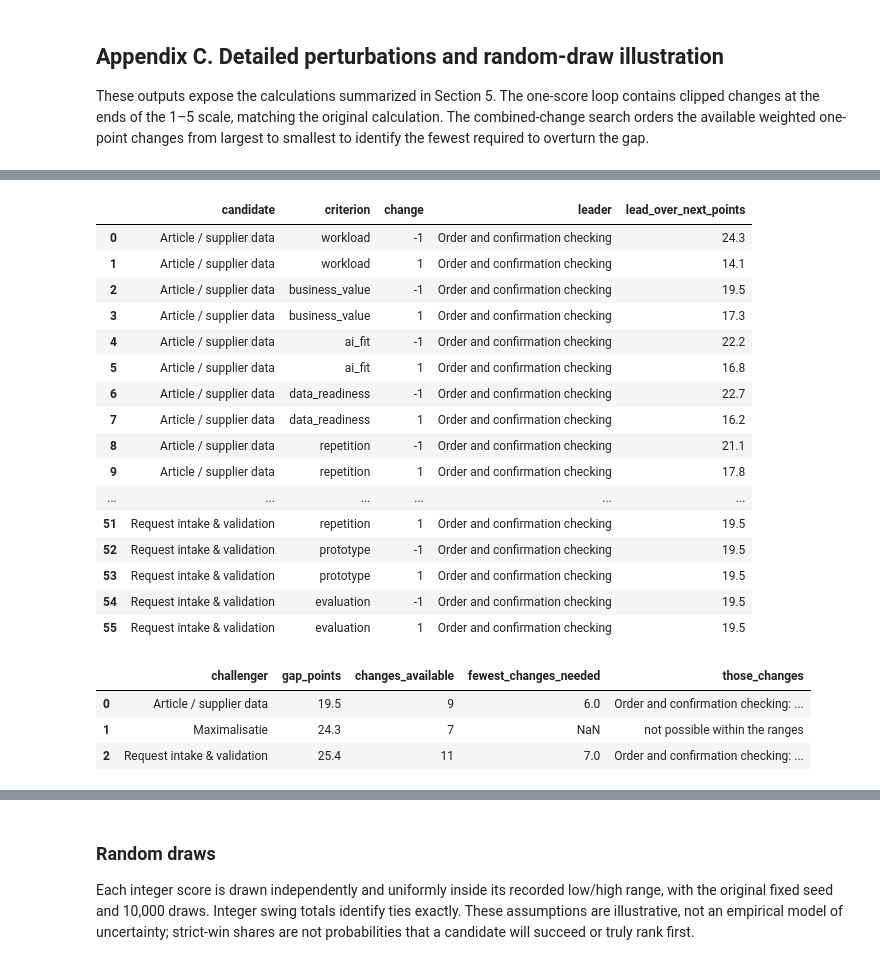
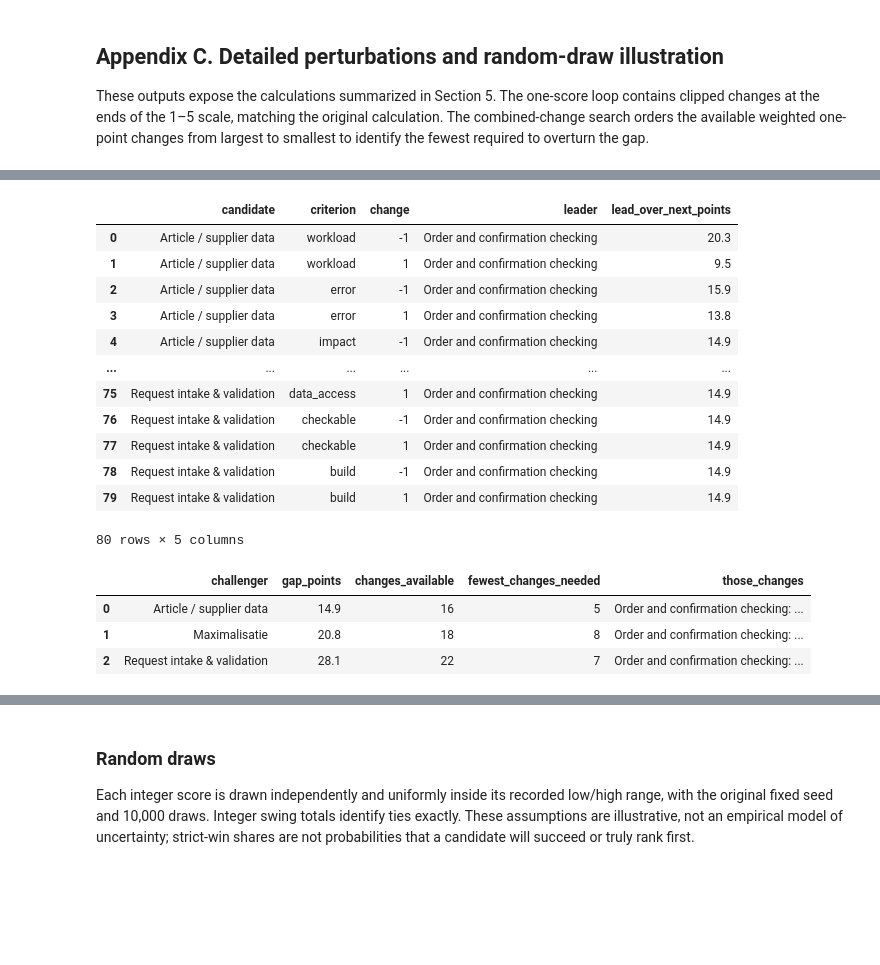
Before and after one commit to Luuuuuig/Bachelor-End-Project, a Jupyter notebook: Focal_Case_Selection_2026-10-07.ipynb, the cells around one changed output, grey strips where cells are left out. Drawn from its saved outputs; the diff is of its cells as text; code cells hidden in the pictures; blank space fills up the shorter version.

```diff
--- a/Focal_Case_Selection_2026-10-07.ipynb
+++ b/Focal_Case_Selection_2026-10-07.ipynb
@@ -517,18 +618,23 @@ A failed gate cannot be turned into a score of 1. The score-5 anchor for busines
 # %%
-# Yijie's provisional swings of 7 October (docs/analyze/Swing_Weights_Yijie_2026-10-07.md); not Zhongxin's
-weights = pd.DataFrame([('workload', 'Observed workload contribution', 100), ('business_value', 'Business value beyond counted workload', 40), ('ai_fit', 'AI–task fit', 50), ('data_readiness', 'Data readiness above the gate minimum', 60), ('repetition', 'Repetition / process standardisation', 30), ('prototype', 'Prototype / technical feasibility', 40), ('evaluation', 'Evaluation feasibility', 50)], columns=['criterion', 'label', 'swing']).set_index('criterion')
-weights['weight'] = weights['swing'] / weights['swing'].sum()
-weight_reasons = {
-    "workload": "Primary objective: reduce Arno's workload",
-    "business_value": "Company effects, secondary to the workload objective",
-    "ai_fit": "A useful AI contribution beyond the gate minimum",
-    "data_readiness": "Input quality supports both build and test",
-    "repetition": "Recurrence already partly contributes to workload",
-    "prototype": "Build feasibility above the minimum gate",
-    "evaluation": "A credible comparison is needed for SQ5",
-}
-weight_view = weights.set_index("label").rename(columns={"swing":"Swing", "weight":"Weight (%)"})
+# The adopted criteria with Yijie's swings of 7 October carried over (docs/analyze/Swing_Weights_Yijie_2026-10-07.md):
+# a criterion of 7 October that maps onto one new criterion keeps its swing; one that splits shares its swing equally
+weights = pd.DataFrame([
+    ("workload",    "Value",       "A1 Workload volume",                     100, "Observed workload contribution (100)"),
+    ("error",       "Value",       "A2 Error-proneness and accuracy gain",    20, "Business value beyond counted workload (40), split"),
+    ("impact",      "Value",       "A3 Business impact beyond buyer time",    20, "Business value beyond counted workload (40), split"),
+    ("repetition",  "Feasibility", "B1 Repetition and standardisation",       15, "Repetition / process standardisation (30), split"),
+    ("exceptions",  "Feasibility", "B2 Exception rate",                       15, "Repetition / process standardisation (30), split"),
+    ("input_form",  "Feasibility", "B4 Input form",                           30, "Data readiness (60), split"),
+    ("ai_fit",      "Feasibility", "B5 Task-technology fit",                  50, "AI-task fit (50)"),
+    ("data_access", "Feasibility", "B6 Data access and availability",         30, "Data readiness (60), split"),
+    ("checkable",   "Feasibility", "B7 Checkable outcome",                    50, "Evaluation feasibility (50)"),
+    ("build",       "Feasibility", "B8 Implementation effort",                40, "Prototype / technical feasibility (40)"),
+], columns=["criterion", "family", "label", "swing", "carried_from"]).set_index("criterion")
+weights["weight"] = weights["swing"] / weights["swing"].sum()
+assert weights["swing"].sum() == 370
+weight_view = weights.set_index("label")[["family", "swing", "weight", "carried_from"]].rename(
+    columns={"family": "Family", "swing": "Swing", "weight": "Weight (%)", "carried_from": "Carried from (7 October swing)"})
 weight_view["Weight (%)"] *= 100
-weight_view["Rationale"] = [weight_reasons[c] for c in weights.index]
-display(weight_view.style.format({"Swing":"{:.0f}", "Weight (%)":"{:.1f}"}))
+display(weight_view.style.format({"Swing": "{:.0f}", "Weight (%)": "{:.1f}"}))
+print("Family weights:", (weights.groupby("family")["weight"].sum() * 100).round(1).to_dict())
 # %% [output]
@@ -722,6 +914,11 @@ leader = totals.index[0]
 
 equal = pd.Series(1 / len(weights), index=weights.index)
 equal_totals = (score_table @ equal / 5 * 100).sort_values(ascending=False)
+
+# The two families weighted equally (50% each), the criteria equally within each family
+family_size = weights.groupby("family")["weight"].transform("size")
+family_equal = 0.5 / family_size
+family_equal_totals = (score_table @ family_equal / 5 * 100).sort_values(ascending=False)
 
 rows = []
 for criterion in weights.index:
@@ -748,9 +945,9 @@ checking_workload_3.loc['Order and confirmation checking', 'workload'] = 3
 checking_workload_3_totals = (checking_workload_3 @ weights['weight'] / 5 * 100).sort_values(ascending=False)
 
 
-# Broad-proxy scenario: request intake scored on the whole Specification stage (workload 4, repetition 3) instead of the narrowed retrieval scenario
+# Broad-proxy scenario: request intake scored on the whole Specification stage (A1 5, B1 3) instead of the narrowed retrieval scenario
 broad_proxy = score_table.copy()
-broad_proxy.loc['Request intake & validation', ['workload', 'repetition']] = [4, 3]
+broad_proxy.loc['Request intake & validation', ['workload', 'repetition']] = [5, 3]
 broad_proxy_totals = (broad_proxy @ weights['weight'] / 5 * 100).sort_values(ascending=False)
 # %%
 # Combined changes within the recorded ranges, and the joint low/high stress case
@@ -1079,6 +1316,7 @@ display(score_checks.rename(columns={"lead_over_next":"lead_over_next_points"}).
 with pd.option_context("display.max_colwidth", None):
     display(combined.round(1))
 display(pd.concat([totals["total"].rename("Retained scenario"), equal_totals.rename("Equal weights"),
+                   family_equal_totals.rename("Families 50/50"),
                    checking_workload_3_totals.rename("Checking workload = 3"), broad_proxy_totals.rename("Request intake on whole stage"),
                    stress_totals.rename("Joint stress")], axis=1).round(1))
 # %% [output]
@@ -1100,21 +1340,17 @@ display(pd.concat([totals["total"].rename("Retained scenario"), equal_totals.ren
 |  | candidate | criterion | change | leader | lead_over_next_points |
-| 0 | Article / supplier data | workload | -1 | Order and confirmation checking | 24.3 |
-| 1 | Article / supplier data | workload | 1 | Order and confirmation checking | 14.1 |
-| 2 | Article / supplier data | business_value | -1 | Order and confirmation checking | 19.5 |
-| 3 | Article / supplier data | business_value | 1 | Order and confirmation checking | 17.3 |
-| 4 | Article / supplier data | ai_fit | -1 | Order and confirmation checking | 22.2 |
-| 5 | Article / supplier data | ai_fit | 1 | Order and confirmation checking | 16.8 |
-| 6 | Article / supplier data | data_readiness | -1 | Order and confirmation checking | 22.7 |
-| 7 | Article / supplier data | data_readiness | 1 | Order and confirmation checking | 16.2 |
-| 8 | Article / supplier data | repetition | -1 | Order and confirmation checking | 21.1 |
-| 9 | Article / supplier data | repetition | 1 | Order and confirmation checking | 17.8 |
+| 0 | Article / supplier data | workload | -1 | Order and confirmation checking | 20.3 |
+| 1 | Article / supplier data | workload | 1 | Order and confirmation checking | 9.5 |
+| 2 | Article / supplier data | error | -1 | Order and confirmation checking | 15.9 |
+| 3 | Article / supplier data | error | 1 | Order and confirmation checking | 13.8 |
+| 4 | Article / supplier data | impact | -1 | Order and confirmation checking | 14.9 |
 | ... | ... | ... | ... | ... | ... |
-| 51 | Request intake & validation | repetition | 1 | Order and confirmation checking | 19.5 |
-| 52 | Request intake & validation | prototype | -1 | Order and confirmation checking | 19.5 |
-| 53 | Request intake & validation | prototype | 1 | Order and confirmation checking | 19.5 |
-| 54 | Request intake & validation | evaluation | -1 | Order and confirmation checking | 19.5 |
-| 55 | Request intake & validation | evaluation | 1 | Order and confirmation checking | 19.5 |
+| 75 | Request intake & validation | data_access | 1 | Order and confirmation checking | 14.9 |
+| 76 | Request intake & validation | checkable | -1 | Order and confirmation checking | 14.9 |
+| 77 | Request intake & validation | checkable | 1 | Order and confirmation checking | 14.9 |
+| 78 | Request intake & validation | build | -1 | Order and confirmation checking | 14.9 |
+| 79 | Request intake & validation | build | 1 | Order and confirmation checking | 14.9 |
+80 rows × 5 columns
 |  | challenger | gap_points | changes_available | fewest_changes_needed | those_changes |
-| 0 | Article / supplier data | 19.5 | 9 | 6.0 | Order and confirmation checking: ... |
-| 1 | Maximalisatie | 24.3 | 7 | NaN | not possible within the ranges |
-| 2 | Request intake & validation | 25.4 | 11 | 7.0 | Order and confirmation checking: ... |
+| 0 | Article / supplier data | 14.9 | 16 | 5 | Order and confirmation checking: ... |
+| 1 | Maximalisatie | 20.8 | 18 | 8 | Order and confirmation checking: ... |
+| 2 | Request intake & validation | 28.1 | 22 | 7 | Order and confirmation checking: ... |
```
Also changed, not shown: parts of 41 cells of this notebook, 10 other files.
